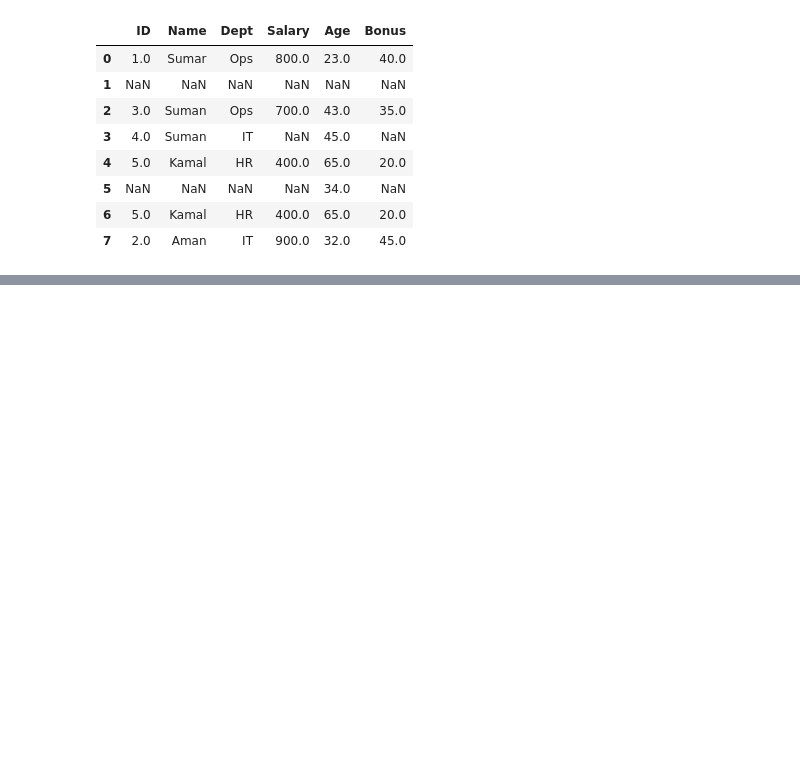
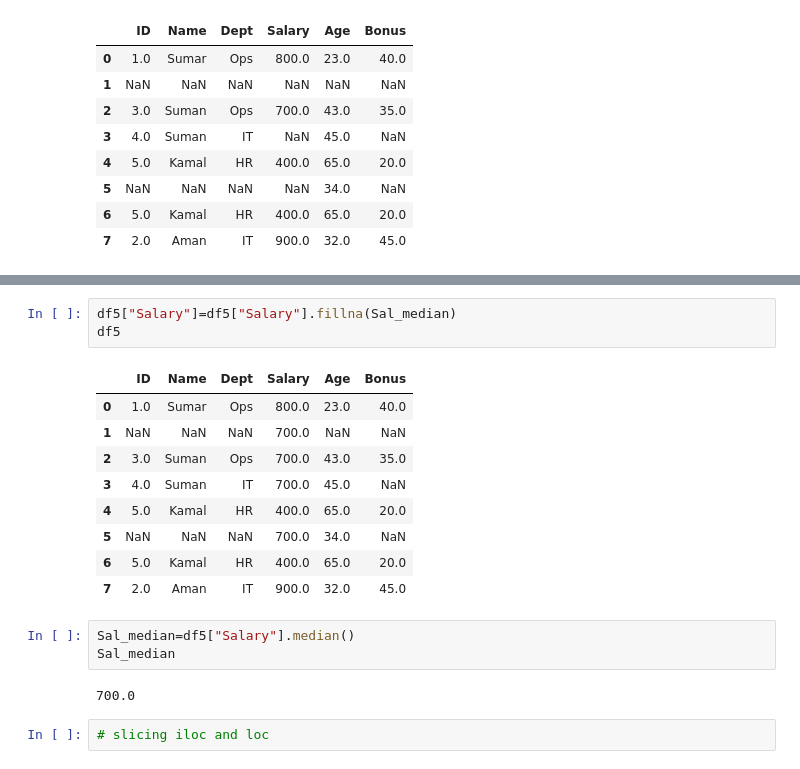
Before and after one commit to Priya3323/Python_Practice, a Jupyter notebook: T385_Python_practice.ipynb, the cells around one changed output, grey strips where cells are left out. Saved outputs shown, nothing was run; the diff lists cells and outputs as text; blank space fills up the shorter version.

```diff
--- a/T385_Python_practice.ipynb
+++ b/T385_Python_practice.ipynb
@@ -2864,0 +2879,20 @@ df5
+# %%
+df5["Salary"]=df5["Salary"].fillna(Sal_median)
+df5
+# %% [output]
+|  | ID | Name | Dept | Salary | Age | Bonus |
+| 0 | 1.0 | Sumar | Ops | 800.0 | 23.0 | 40.0 |
+| 1 | NaN | NaN | NaN | 700.0 | NaN | NaN |
+| 2 | 3.0 | Suman | Ops | 700.0 | 43.0 | 35.0 |
+| 3 | 4.0 | Suman | IT | 700.0 | 45.0 | NaN |
+| 4 | 5.0 | Kamal | HR | 400.0 | 65.0 | 20.0 |
+| 5 | NaN | NaN | NaN | 700.0 | 34.0 | NaN |
+| 6 | 5.0 | Kamal | HR | 400.0 | 65.0 | 20.0 |
+| 7 | 2.0 | Aman | IT | 900.0 | 32.0 | 45.0 |
+# %%
+Sal_median=df5["Salary"].median()
+Sal_median
+# %% [output]
+700.0
+# %%
+# slicing iloc and loc
```
Also changed, not shown: parts of 17 cells of this notebook.
